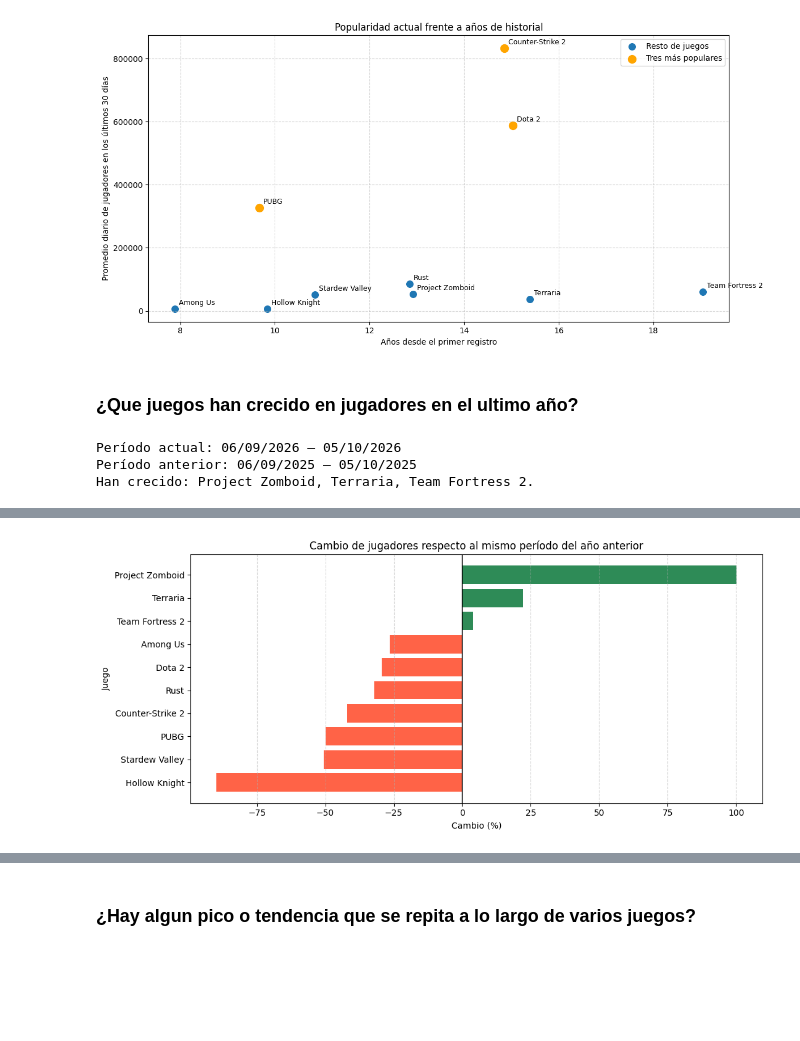
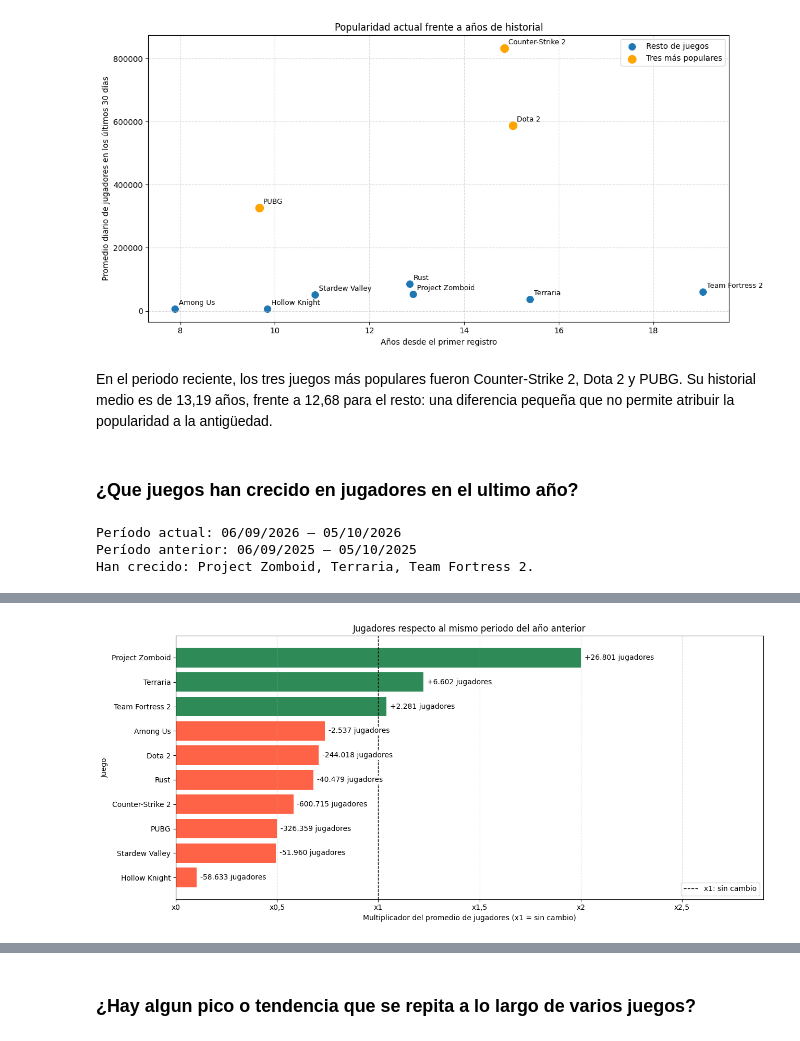
Before and after one commit to ai-somorrostro/Grupo2, a Jupyter notebook: SBD/steam_notebook.ipynb, the cells around one changed output, grey strips where cells are left out. Cells and saved outputs as stored; diff of their text form; code cells hidden in the pictures; blank space fills up the shorter version.

```diff
--- a/SBD/steam_notebook.ipynb
+++ b/SBD/steam_notebook.ipynb
@@ -983,6 +1028,8 @@ Los más populares tienen, en promedio, un historial más antiguo.
 | 8 | Among Us | 7061 | 30 | 16/11/2018 | 7.89 |
 | 9 | Hollow Knight | 6692 | 30 | 01/12/2016 | 9.84 |
 [figure]
+# %% [markdown]
+En el periodo reciente, los tres juegos más populares fueron Counter-Strike 2, Dota 2 y PUBG. Su historial medio es de 13,19 años, frente a 12,68 para el resto: una diferencia pequeña que no permite atribuir la popularidad a la antigüedad.
 # %% [markdown]
 ### ¿Que juegos han crecido en jugadores en el ultimo año?
 # %%
@@ -1032,14 +1079,13 @@ crec_comparacion["Cambio de jugadores"] = (
     crec_comparacion["Promedio actual"]
     - crec_comparacion["Promedio hace un año"]
 )
-crec_comparacion["Cambio (%)"] = (
-    crec_comparacion["Cambio de jugadores"]
+crec_comparacion["Multiplicador"] = (
+    crec_comparacion["Promedio actual"]
     / crec_comparacion["Promedio hace un año"]
-    * 100
 )
 
 crec_comparacion = crec_comparacion.sort_values(
-    "Cambio (%)", ascending=False
+    "Multiplicador", ascending=False
 ).reset_index(drop=True)
 
 print(
@@ -1061,49 +1107,63 @@ if crec_comparacion.empty:
     print("No hay juegos con datos suficientes para esta comparación.")
 else:
     juegos_crecidos = crec_comparacion.loc[
-        crec_comparacion["Cambio (%)"] > 0, "Game"
+        crec_comparacion["Multiplicador"] > 1, "Game"
     ]
 
     if juegos_crecidos.empty:
         print("Ningún juego ha crecido en los períodos comparados.")
     else:
         print(f"Han crecido: {', '.join(juegos_crecidos)}.")
 
+    def formato_multiplicador(valor, posicion=None):
+        return "x" + f"{valor:.2f}".rstrip("0").rstrip(".").replace(".", ",")
+
     tabla(crec_comparacion, {
         "Promedio actual": "{:.0f}",
         "Promedio hace un año": "{:.0f}",
         "Cambio de jugadores": "{:+.0f}",
-        "Cambio (%)": "{:+.2f} %",
+        "Multiplicador": formato_multiplicador,
     })
 
     colores = [
-        "seagreen" if cambio > 0 else "tomato"
-        for cambio in crec_comparacion["Cambio (%)"]
+        "seagreen" if factor > 1 else "tomato" if factor < 1 else "gray"
+        for factor in crec_comparacion["Multiplicador"]
     ]
-
-    barras(
-        crec_comparacion["Game"],
-        crec_comparacion["Cambio (%)"],
-        titulo="Cambio de jugadores respecto al mismo período del año anterior",
-        xlabel="Cambio (%)",
-        ylabel="Juego",
-        horizontal=True,
-        color=colores,
-        linea_cero=True,
+    fig, ax = plt.subplots(figsize=(13, 6))
+    crec_barras = ax.barh(
+        crec_comparacion["Game"], crec_comparacion["Multiplicador"], color=colores,
     )
+    ax.invert_yaxis()
+    ax.axvline(1, color="black", linewidth=1, linestyle="--", label="x1: sin cambio")
+    crec_etiquetas = [
+        f"{cambio:+,.0f}".replace(",", ".") + " jugadores"
+        for cambio in crec_comparacion["Cambio de jugadores"]
+    ]
+    ax.bar_label(
+        crec_barras, labels=crec_etiquetas, padding=5,
+        bbox={"facecolor": "white", "edgecolor": "none", "pad": 1},
+    )
+    ax.set_xlim(0, max(1, crec_comparacion["Multiplicador"].max()) * 1.45)
+    ax.xaxis.set_major_formatter(FuncFormatter(formato_multiplicador))
+    configurar(ax, "Jugadores respecto al mismo periodo del año anterior",
+               "Multiplicador del promedio de jugadores (x1 = sin cambio)", "Juego")
+    ax.grid(axis="y", visible=False)
+    ax.legend(loc="lower right")
+    plt.tight_layout()
+    plt.show()
 # %% [output]
 Período actual: 06/09/2026 – 05/10/2026
 Período anterior: 06/09/2025 – 05/10/2025
 Han crecido: Project Zomboid, Terraria, Team Fortress 2.
 |  | Game | Promedio actual | Días actuales con datos | Promedio hace un año | Días anteriores con datos | ... |
 | 0 | Project Zomboid | 53565 | 30 | 26765 | 30 | ... |
 | 1 | Terraria | 36254 | 30 | 29652 | 30 | ... |
 | 2 | Team Fortress 2 | 59741 | 30 | 57460 | 30 | ... |
 | 3 | Among Us | 7061 | 30 | 9598 | 30 | ... |
 | 4 | Dota 2 | 587620 | 30 | 831639 | 30 | ... |
 | 5 | Rust | 85976 | 30 | 126455 | 30 | ... |
 | 6 | Counter-Strike 2 | 831944 | 30 | 1432659 | 30 | ... |
 | 7 | PUBG | 326319 | 30 | 652678 | 30 | ... |
 | 8 | Stardew Valley | 50664 | 30 | 102624 | 30 | ... |
 | 9 | Hollow Knight | 6692 | 30 | 65325 | 30 | ... |
-[figure, old version]
+[figure, new version]
```
Also changed, not shown: parts of 31 cells of this notebook, 8 other files.
